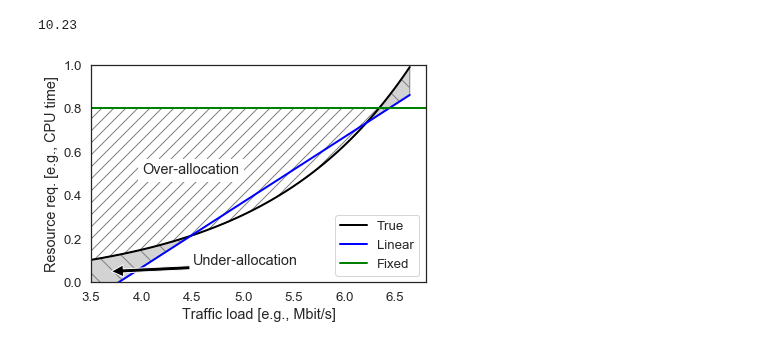
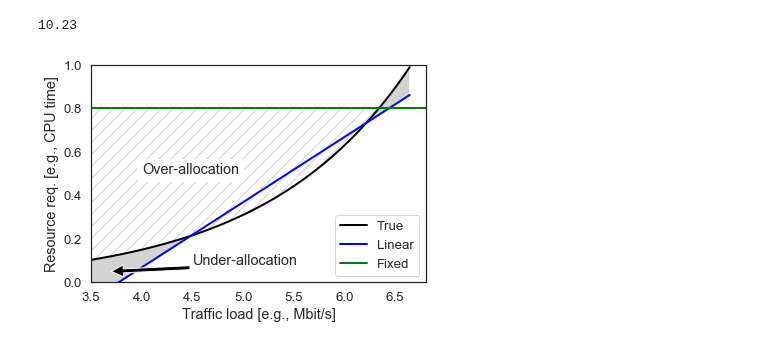
Before and after one commit to CN-UPB/ml-for-resource-allocation, a Jupyter notebook: example.ipynb, the cells around one changed output. Drawn from its saved outputs; the diff is of its cells as text; code cells hidden in the pictures.

Commit message:
improved readability of example plot

```diff
--- a/example.ipynb
+++ b/example.ipynb
@@ -125,29 +125,29 @@ def plot_cpu_0_100():
 # %%
 # plotting for cpu 0-1
 fig, ax = plt.subplots()
 
 fixed = 0.8
 
 # lines
 plt.plot(df[thr_col], df[cpu_col], label='True', color='black', linewidth=2)
 plt.plot(df[thr_col], df[lin_col], color='blue', linewidth=2)
 # plt.plot(df[thr_col], df[boost_col], color='red', linewidth=2)
 plt.axhline(y=fixed, label='Fixed', color='green', linewidth=2)
 
 # fill in between
-ax.fill_between(df[thr_col], df[cpu_col], fixed, where=df[cpu_col]<fixed, facecolor='white', edgecolor='grey', hatch='//')
-ax.fill_between(df[thr_col], df[lin_col], df[cpu_col], where=df[lin_col]<df[cpu_col], facecolor='lightgrey', edgecolor='grey', hatch='\\')
+ax.fill_between(df[thr_col], df[cpu_col], fixed, where=df[cpu_col]<fixed, facecolor='white', edgecolor='lightgrey', hatch='//')
+ax.fill_between(df[thr_col], df[lin_col], df[cpu_col], where=df[lin_col]<df[cpu_col], facecolor='lightgrey')
 
 # # text
 ax.text(4, 0.5, 'Over-allocation', bbox={'facecolor': 'white'})
 ax.annotate('Under-allocation', xy=(3.7, 0.05), xytext=(4.5, 0.1), arrowprops={'facecolor': 'black'}, verticalalignment='center')
 
 plt.xlabel(thr_col)
 plt.ylabel(cpu_col)
 plt.xlim(3.5)
 plt.ylim(0, 1)
 plt.legend()
 
 fig.savefig('plots/example_alloc.pdf', bbox_inches='tight')
 # %% [output]
-[figure, old version]
+[figure, new version]
```
Also changed, not shown: 3 other files.
